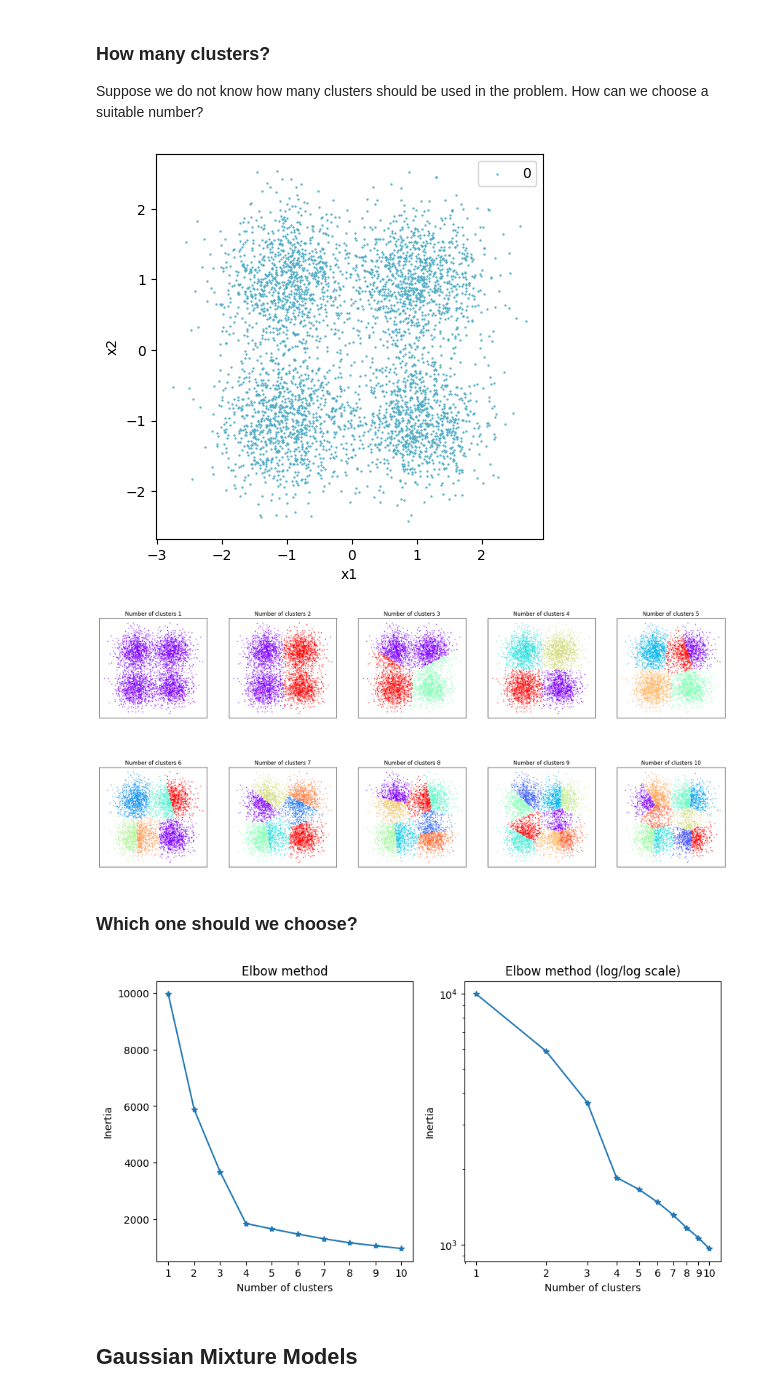
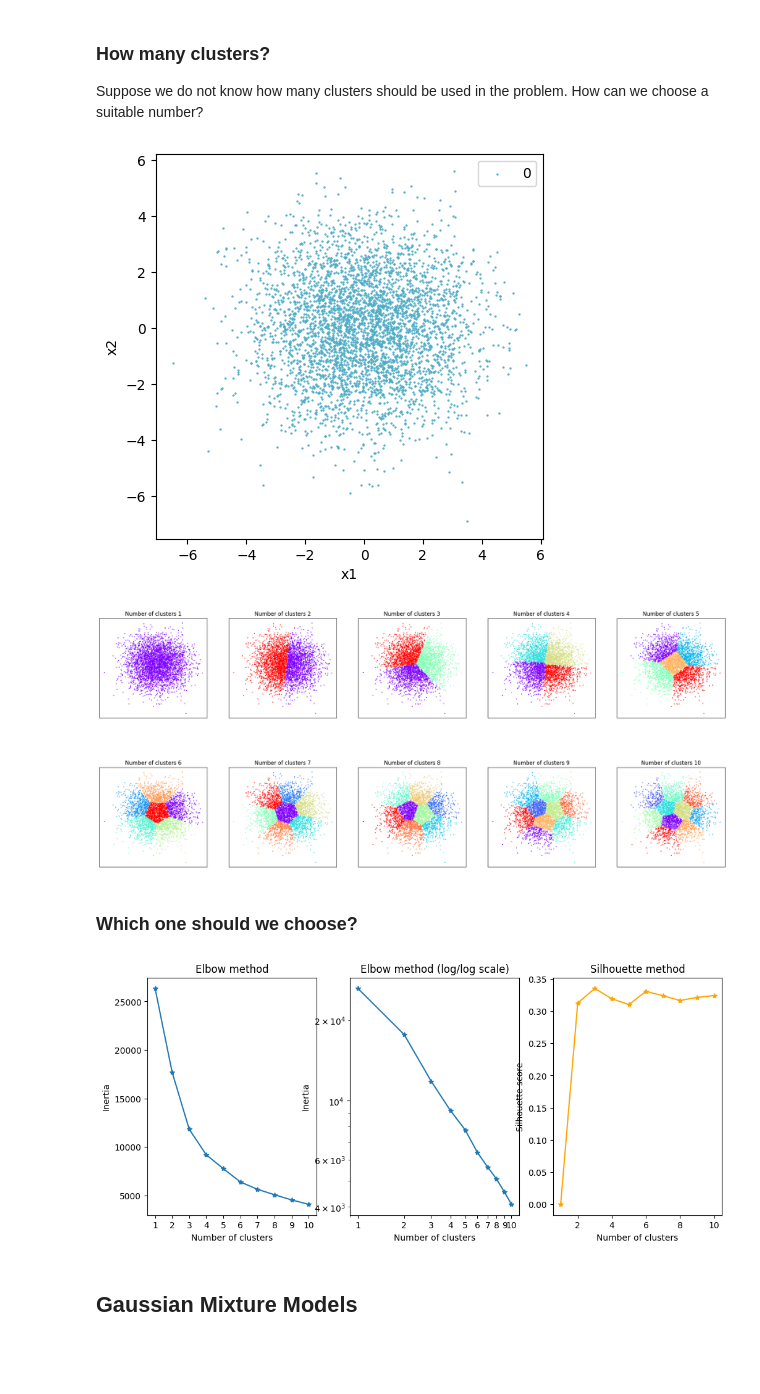
Before and after one commit to ema-marconato/ml_lab, a Jupyter notebook: unsupervised/unsupervised-lab.ipynb, the cells around one changed output. Saved outputs shown, nothing was run; the diff lists cells and outputs as text; code cells hidden in the pictures; blank space fills up the shorter version.

```diff
--- a/unsupervised/unsupervised-lab.ipynb
+++ b/unsupervised/unsupervised-lab.ipynb
@@ -171,15 +170,16 @@ Suppose we do not know how many clusters should be used in the problem. How can
 centers = [[1, 1], [-1, -1], [1, -1], [-1,1]]
 n_clusters = len(centers)
 
-X, _ = make_blobs(4000, 2, centers=centers, cluster_std=0.5)
+X, _ = make_blobs(4000, 2, centers=centers, cluster_std=1.5)
 gt_labels = np.zeros(X.shape[0], dtype=int)
 
 plot_blobs(X,gt_labels)
 # %% [output]
-[figure, old version]
+[figure, new version]
 # %%
 from sklearn.cluster import KMeans
-wcss = []
+from sklearn.metrics import silhouette_score
+wcss, silhuoettes = [], []
 models, labels, centers, = [], [], []
 for i in range(1, 11):
     kmeans = KMeans(n_clusters = i, init = 'k-means++', random_state = 42)
@@ -187,37 +187,48 @@ for i in range(1, 11):
     models.append(kmeans)
     labels.append(kmeans.predict(X))
     centers.append(kmeans.cluster_centers_)
+
     wcss.append(kmeans.inertia_)
+    if i > 1:
+        silhuoettes.append(silhouette_score(X, labels[-1]) )
+    else:
+        silhuoettes.append(0)
 # %%
 plot_kmeans_clusters(X, labels, centers)
 # %% [output]
-[figure, old version]
+[figure, new version]
 # %% [markdown]
 ### Which one should we choose?
 # %%
-fig = plt.figure(figsize=(10, 5))
-fig.add_subplot(121)
+fig = plt.figure(figsize=(12, 5))
+fig.add_subplot(131)
 
 plt.plot(range(1, 11), wcss, marker='*')
 plt.xlabel('Number of clusters')
 plt.ylabel('Inertia')
 
 plt.xticks(range(1,11), list(range(1,11)))
 plt.title('Elbow method')
 
-fig.add_subplot(122)
+fig.add_subplot(132)
 plt.plot(range(1, 11), wcss, marker='*')
 plt.xlabel('Number of clusters')
 plt.ylabel('Inertia')
 
 plt.xscale('log')
 plt.yscale('log')
 plt.xticks(range(1,11), list(range(1,11)))
 plt.title('Elbow method (log/log scale)')
 
+fig.add_subplot(133)
+plt.plot(range(1, 11), silhuoettes, marker='*', color='orange')
+plt.xlabel('Number of clusters')
+plt.ylabel('Silhouette score')
+plt.title('Silhouette method')
+
 plt.show()
 # %% [output]
-[figure, old version]
+[figure, new version]
 # %% [markdown]
 ## Gaussian Mixture Models
 # %% [markdown]
```
Also changed, not shown: parts of 5 cells of this notebook.
